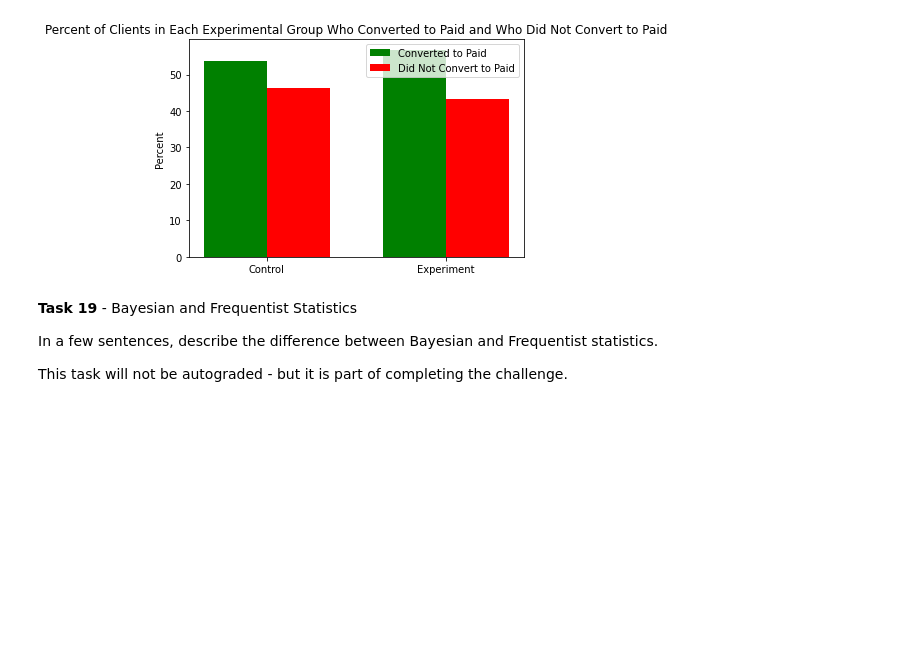
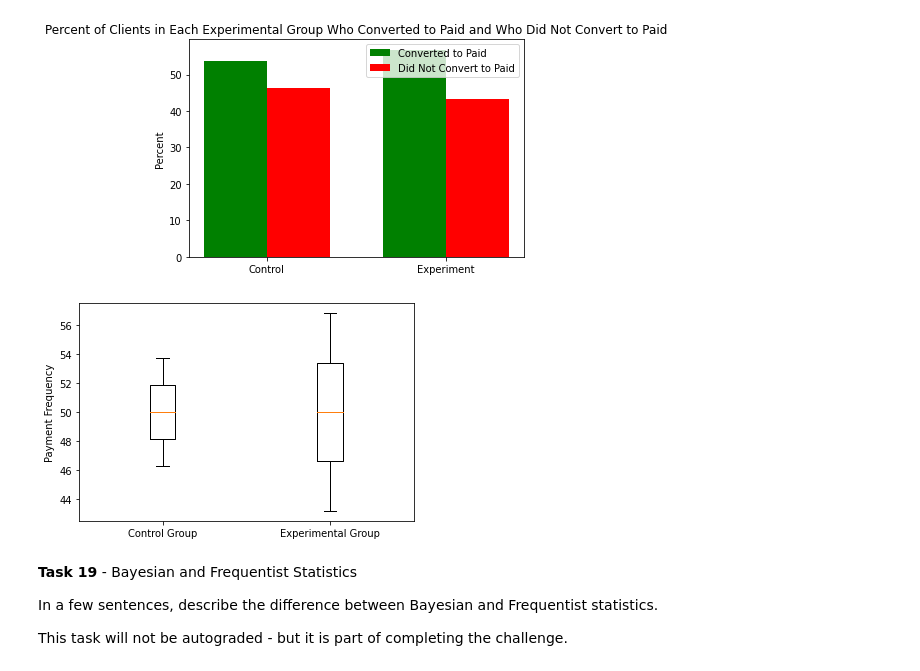
Before and after one commit to ivan-mihailov/LS-Unit-1-Sprint-2-Assignments, a Jupyter notebook: LS_DS_Unit1_Sprint2_AG.ipynb, the cells around one changed output. Saved outputs shown, nothing was run; the diff lists cells and outputs as text; code cells hidden in the pictures; blank space fills up the shorter version.

Commit message:
Added Box-and-Whisker Plot as Alt Graph in Q 18

```diff
--- a/LS_DS_Unit1_Sprint2_AG.ipynb
+++ b/LS_DS_Unit1_Sprint2_AG.ipynb
@@ -479,6 +481,13 @@ ax.legend((rects1[0], rects2[0]), ('Converted to Paid', 'Did Not Convert to Paid
 plt.show()
 # %% [output]
 [figure]
+# %%
+fig, ax = plt.subplots()
+ax.set_ylabel('Payment Frequency')
+ax.boxplot(conditional_dist, labels = ['Control Group', 'Experimental Group'])
+plt.show()
+# %% [output]
+[figure, added]
 # %% [markdown]
 **Task 19** - Bayesian and Frequentist Statistics
 
```
Also changed, not shown: parts of 1 cell of this notebook.
